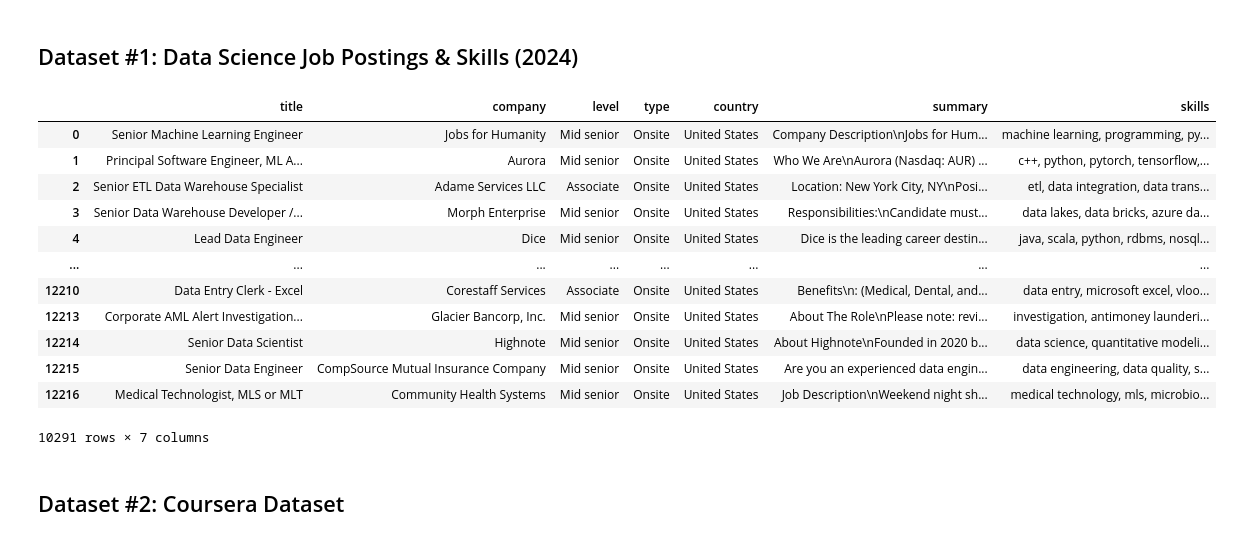
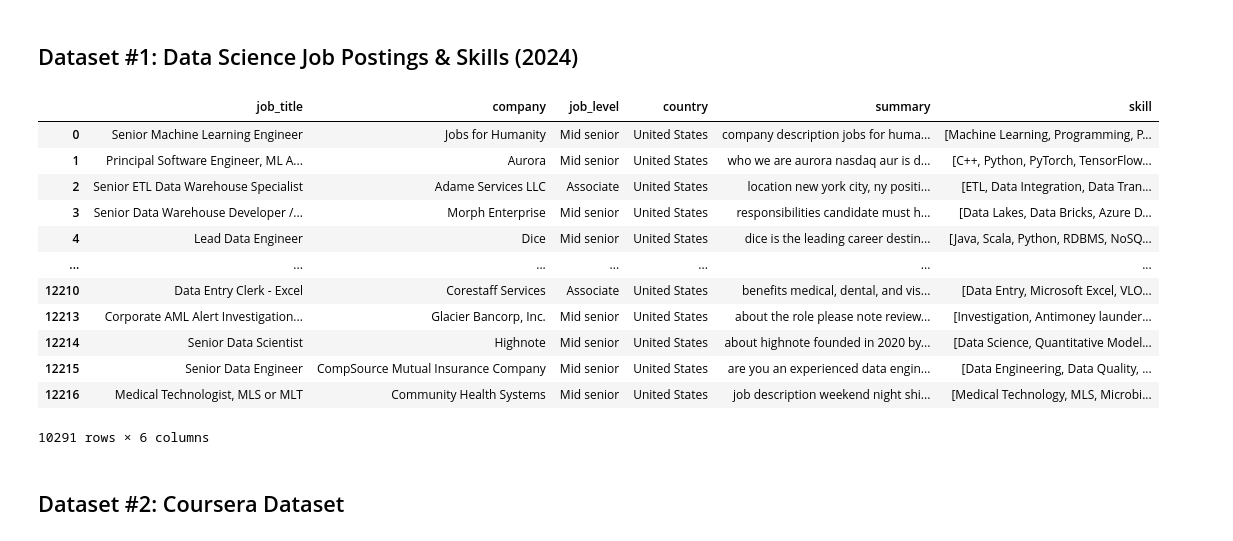
Before and after one commit to charvishukla/linkedIn-job-skills-coursera-analysis, a Jupyter notebook: DataCheckpoint_Group050_WI24.ipynb, the cells around one changed output. Cells and saved outputs as stored; diff of their text form; code cells hidden in the pictures.

Commit message:
Complete cleaning functions

```diff
--- a/DataCheckpoint_Group050_WI24.ipynb
+++ b/DataCheckpoint_Group050_WI24.ipynb
@@ -132,55 +133,68 @@ job_summaries = pd.read_csv('job-postings/job_summary.csv')
 job_skills = pd.read_csv('job-postings/job_skills.csv')
 # %%
 # Get relevant columns from the job postings csv file
-job_desciptors = ['job_link','job_title', 'company', 'job_level', 'job_type', 'search_country']
+job_desciptors = ['job_link','job_title', 'company', 'job_level', 'search_country']
 df1 = job_posting[job_desciptors]
 
 # Get relevant columns from the summaries csv file
 df2 = job_summaries["job_summary"]
 
 # Get relevant columns from the skills csv file
 df3 = job_skills["job_skills"]
 
 # Set 'job_link' as the index if it's not already, for the purpose of merging
 df1.set_index('job_link', inplace=True)
 df2 = job_summaries.set_index('job_link')
 df3 = job_skills.set_index('job_link')
 
 # Merge the three datasets together
 jobs_data = df1.join([df2, df3])
 jobs_data.reset_index(inplace=True)
 
 # only keep the data for the United States
 jobs_data = jobs_data[jobs_data['search_country'] == 'United States']
 
 # look for null rows and drop them
 null_rows = jobs_data[jobs_data.isnull().any(axis=1)]
 jobs_data.dropna()
 
 # the jon_link column was only required for merging. Drop after merging is done
 jobs_data = jobs_data.drop('job_link', axis=1)
 
 # change column names
-jobs_data.columns = ['title', 'company', 'level', 'type', 'country', 'summary', 'skills']
+jobs_data.columns = ['job_title', 'company', 'job_level', 'country', 'summary', 'skill']
 
-# make the skills column all lowercase
-jobs_data['skills'] = jobs_data['skills'].str.lower()
+# CLEANING THE 'SKILL' COLUMN
+jobs_data['skill'] = jobs_data['skill'].str.split(', ')
+
+# CLEANING THE "SUMMARY COLUMN"
+def standardize_summary(summary):
+    # Convert to lowercase
+    summary = summary.lower()
+    # Replace new lines and tabs with a space
+    summary = re.sub(r'\n', ' ', summary)
+    summary = re.sub(r'\t', ' ', summary)
+    # Remove special characters (keeping only letters, numbers, and basic punctuation)
+    summary = re.sub(r'[^a-zA-Z0-9 .,!?;]', '', summary)
+    return summary
+# Applying the standardization
+jobs_data['summary'] = jobs_data['summary'].apply(standardize_summary)
 
 jobs_data
 # %% [output]
-|  | title | company | level | type | country | summary | skills |
-| 0 | Senior Machine Learning Engineer | Jobs for Humanity | Mid senior | Onsite | United States | Company Description\nJobs for Hum... | machine learning, programming, py... |
-| 1 | Principal Software Engineer, ML A... | Aurora | Mid senior | Onsite | United States | Who We Are\nAurora (Nasdaq: AUR) ... | c++, python, pytorch, tensorflow,... |
-| 2 | Senior ETL Data Warehouse Specialist | Adame Services LLC | Associate | Onsite | United States | Location: New York City, NY\nPosi... | etl, data integration, data trans... |
-| 3 | Senior Data Warehouse Developer /... | Morph Enterprise | Mid senior | Onsite | United States | Responsibilities:\nCandidate must... | data lakes, data bricks, azure da... |
-| 4 | Lead Data Engineer | Dice | Mid senior | Onsite | United States | Dice is the leading career destin... | java, scala, python, rdbms, nosql... |
-| ... | ... | ... | ... | ... | ... | ... | ... |
-| 12210 | Data Entry Clerk - Excel | Corestaff Services | Associate | Onsite | United States | Benefits\n: (Medical, Dental, and... | data entry, microsoft excel, vloo... |
-| 12213 | Corporate AML Alert Investigation... | Glacier Bancorp, Inc. | Mid senior | Onsite | United States | About The Role\nPlease note: revi... | investigation, antimoney launderi... |
-| 12214 | Senior Data Scientist | Highnote | Mid senior | Onsite | United States | About Highnote\nFounded in 2020 b... | data science, quantitative modeli... |
-| 12215 | Senior Data Engineer | CompSource Mutual Insurance Company | Mid senior | Onsite | United States | Are you an experienced data engin... | data engineering, data quality, s... |
-| 12216 | Medical Technologist, MLS or MLT | Community Health Systems | Mid senior | Onsite | United States | Job Description\nWeekend night sh... | medical technology, mls, microbio... |
+|  | job_title | company | job_level | country | summary | skill |
+| 0 | Senior Machine Learning Engineer | Jobs for Humanity | Mid senior | United States | company description jobs for huma... | [Machine Learning, Programming, P... |
+| 1 | Principal Software Engineer, ML A... | Aurora | Mid senior | United States | who we are aurora nasdaq aur is d... | [C++, Python, PyTorch, TensorFlow... |
+| 2 | Senior ETL Data Warehouse Specialist | Adame Services LLC | Associate | United States | location new york city, ny positi... | [ETL, Data Integration, Data Tran... |
+| 3 | Senior Data Warehouse Developer /... | Morph Enterprise | Mid senior | United States | responsibilities candidate must h... | [Data Lakes, Data Bricks, Azure D... |
+| 4 | Lead Data Engineer | Dice | Mid senior | United States | dice is the leading career destin... | [Java, Scala, Python, RDBMS, NoSQ... |
+| ... | ... | ... | ... | ... | ... | ... |
+| 12210 | Data Entry Clerk - Excel | Corestaff Services | Associate | United States | benefits medical, dental, and vis... | [Data Entry, Microsoft Excel, VLO... |
+| 12213 | Corporate AML Alert Investigation... | Glacier Bancorp, Inc. | Mid senior | United States | about the role please note review... | [Investigation, Antimoney launder... |
+| 12214 | Senior Data Scientist | Highnote | Mid senior | United States | about highnote founded in 2020 by... | [Data Science, Quantitative Model... |
+| 12215 | Senior Data Engineer | CompSource Mutual Insurance Company | Mid senior | United States | are you an experienced data engin... | [Data Engineering, Data Quality, ... |
+| 12216 | Medical Technologist, MLS or MLT | Community Health Systems | Mid senior | United States | job description weekend night shi... | [Medical Technology, MLS, Microbi... |
-10291 rows × 7 columns
+10291 rows × 6 columns
 # %% [markdown]
 ## Dataset #2: Coursera Dataset
 # %%
```
Also changed, not shown: parts of 5 cells of this notebook, 1 other file.
